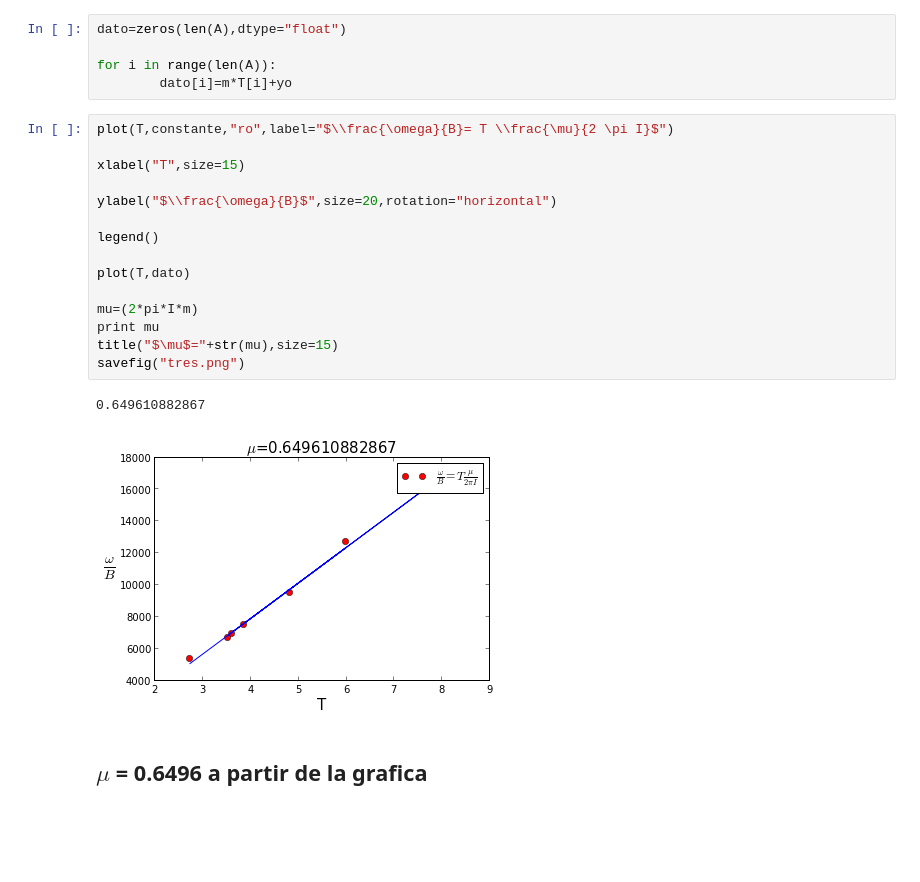
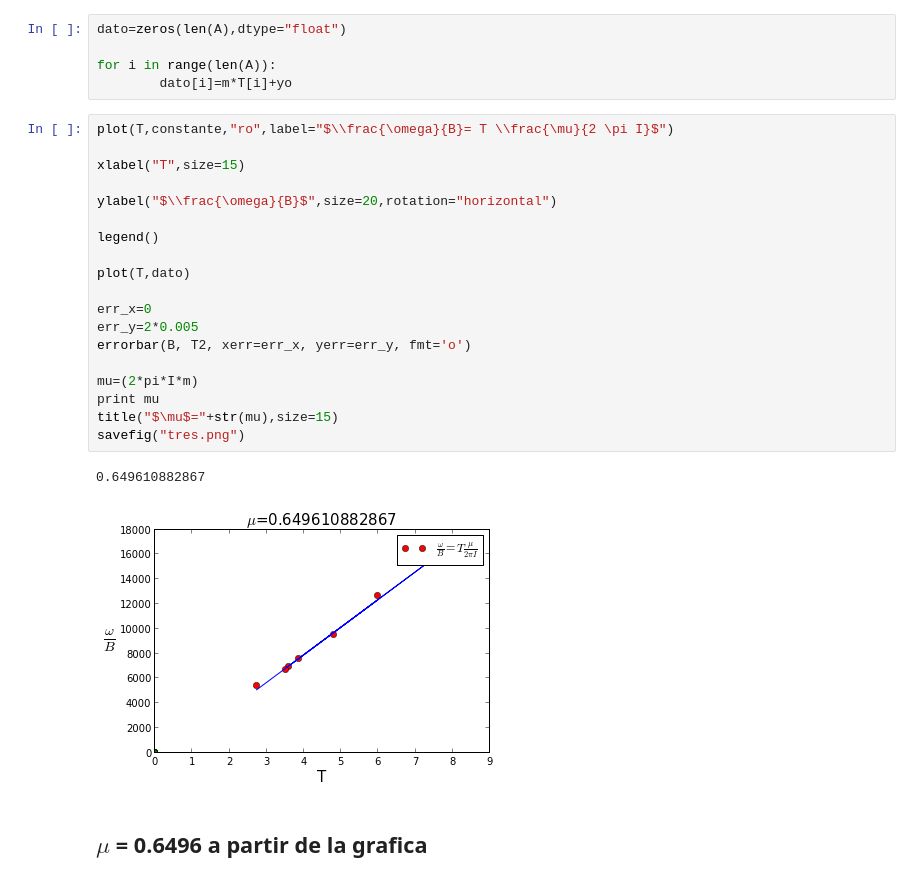
Before and after one commit to daniel-lozano/lab-intermedio, a Jupyter notebook: torque/Magnetico.ipynb, the cells around one changed output. Saved outputs shown, nothing was run; the diff lists cells and outputs as text; blank space fills up the shorter version.

```diff
--- a/torque/Magnetico.ipynb
+++ b/torque/Magnetico.ipynb
@@ -319,21 +326,25 @@ for i in range(len(A)):
 # %%
 plot(T,constante,"ro",label="$\\frac{\omega}{B}= T \\frac{\mu}{2 \pi I}$")
 
 xlabel("T",size=15)
 
 ylabel("$\\frac{\omega}{B}$",size=20,rotation="horizontal")
 
 legend()
 
 plot(T,dato)
 
+err_x=0
+err_y=2*0.005
+errorbar(B, T2, xerr=err_x, yerr=err_y, fmt='o')
+
 mu=(2*pi*I*m)
 print mu
 title("$\mu$="+str(mu),size=15)
 savefig("tres.png")
 # %% [output]
 0.649610882867
-[figure, old version]
+[figure, new version]
 # %% [markdown]
 ## $\mu$ = 0.6496 a partir de la grafica
 # %%
```
Also changed, not shown: parts of 2 cells of this notebook, 3 other files.
